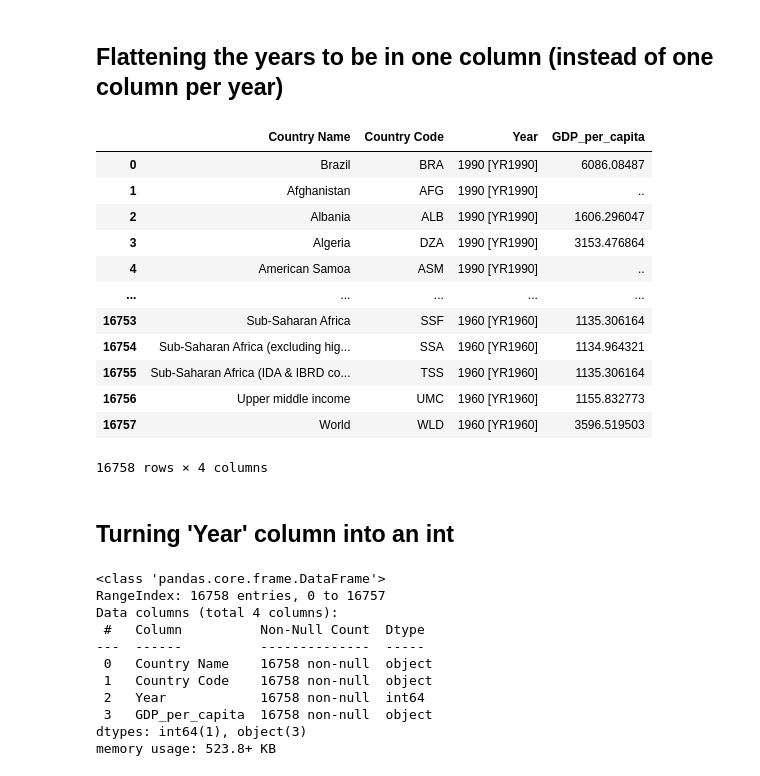
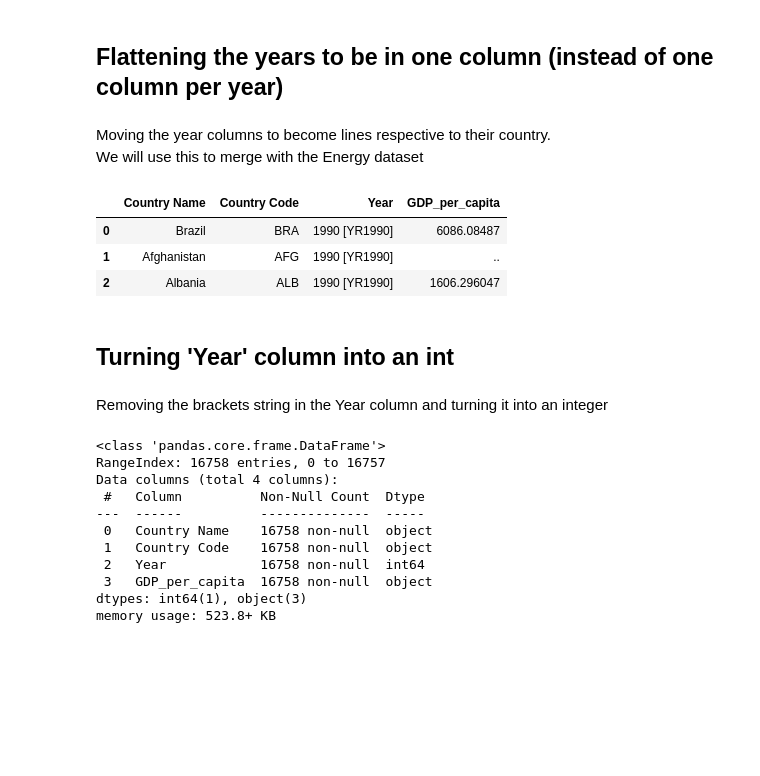
Before and after one commit to up841068/energy-economic-growth, a Jupyter notebook: pre-processing/preprocessing.ipynb, the cells around one changed output. Drawn from its saved outputs; the diff is of its cells as text; code cells hidden in the pictures; blank space fills up the shorter version.

```diff
--- a/pre-processing/preprocessing.ipynb
+++ b/pre-processing/preprocessing.ipynb
@@ -121,26 +118,22 @@ df_gdp_filtered.shape
 (266, 65)
 # %% [markdown]
 ## Flattening the years to be in one column (instead of one column per year)
+# %% [markdown]
+Moving the year columns to become lines respective to their country.<br>
+We will use this to merge with the Energy dataset
 # %%
 df_gdp_filtered_flattened = pd.melt(df_gdp_filtered, id_vars=['Country Name', 'Country Code'], var_name='Year', value_name='GDP_per_capita')
 # %%
-df_gdp_filtered_flattened
+df_gdp_filtered_flattened.head(3)
 # %% [output]
 |  | Country Name | Country Code | Year | GDP_per_capita |
 | 0 | Brazil | BRA | 1990 [YR1990] | 6086.08487 |
 | 1 | Afghanistan | AFG | 1990 [YR1990] | .. |
 | 2 | Albania | ALB | 1990 [YR1990] | 1606.296047 |
-| 3 | Algeria | DZA | 1990 [YR1990] | 3153.476864 |
-| 4 | American Samoa | ASM | 1990 [YR1990] | .. |
-| ... | ... | ... | ... | ... |
-| 16753 | Sub-Saharan Africa | SSF | 1960 [YR1960] | 1135.306164 |
-| 16754 | Sub-Saharan Africa (excluding hig... | SSA | 1960 [YR1960] | 1134.964321 |
-| 16755 | Sub-Saharan Africa (IDA & IBRD co... | TSS | 1960 [YR1960] | 1135.306164 |
-| 16756 | Upper middle income | UMC | 1960 [YR1960] | 1155.832773 |
-| 16757 | World | WLD | 1960 [YR1960] | 3596.519503 |
-16758 rows × 4 columns
 # %% [markdown]
 ## Turning 'Year' column into an int
+# %% [markdown]
+Removing the brackets string in the Year column and turning it into an integer
 # %%
 df_gdp_filtered_flattened['Year'] = df_gdp_filtered_flattened['Year'].str.extract(r'(\d{4})').astype(int)
 # %%
```
Also changed, not shown: parts of 40 cells of this notebook.
